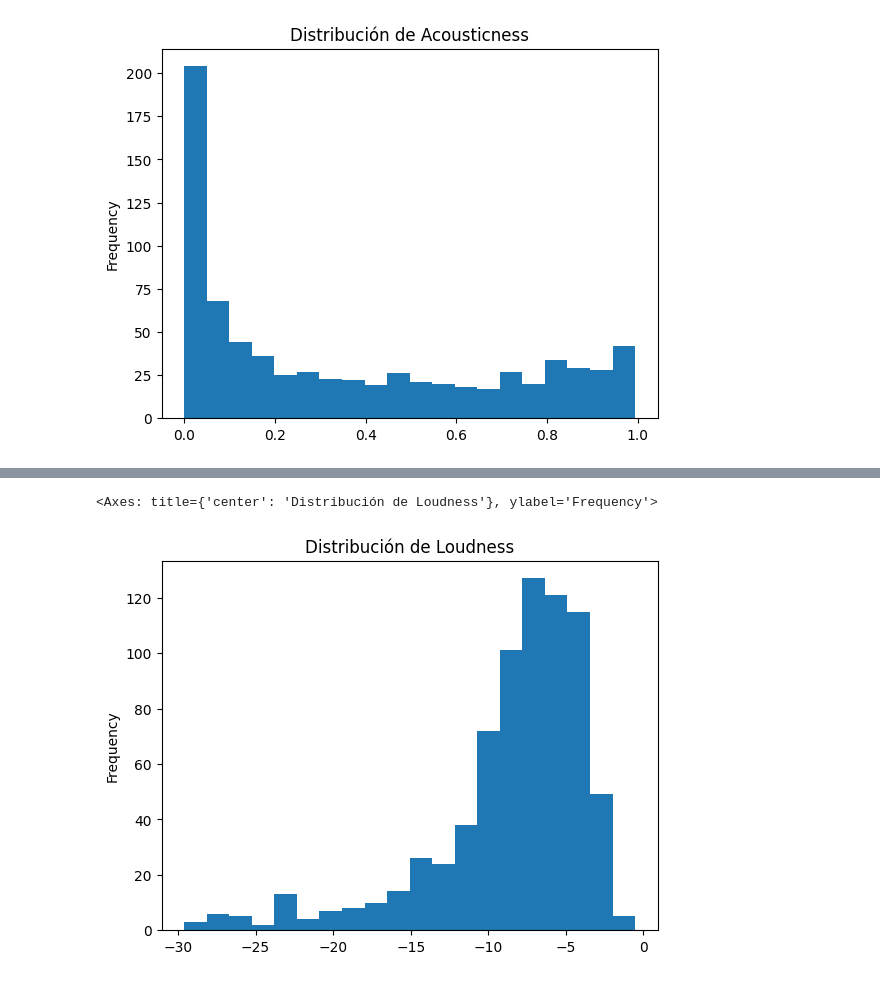
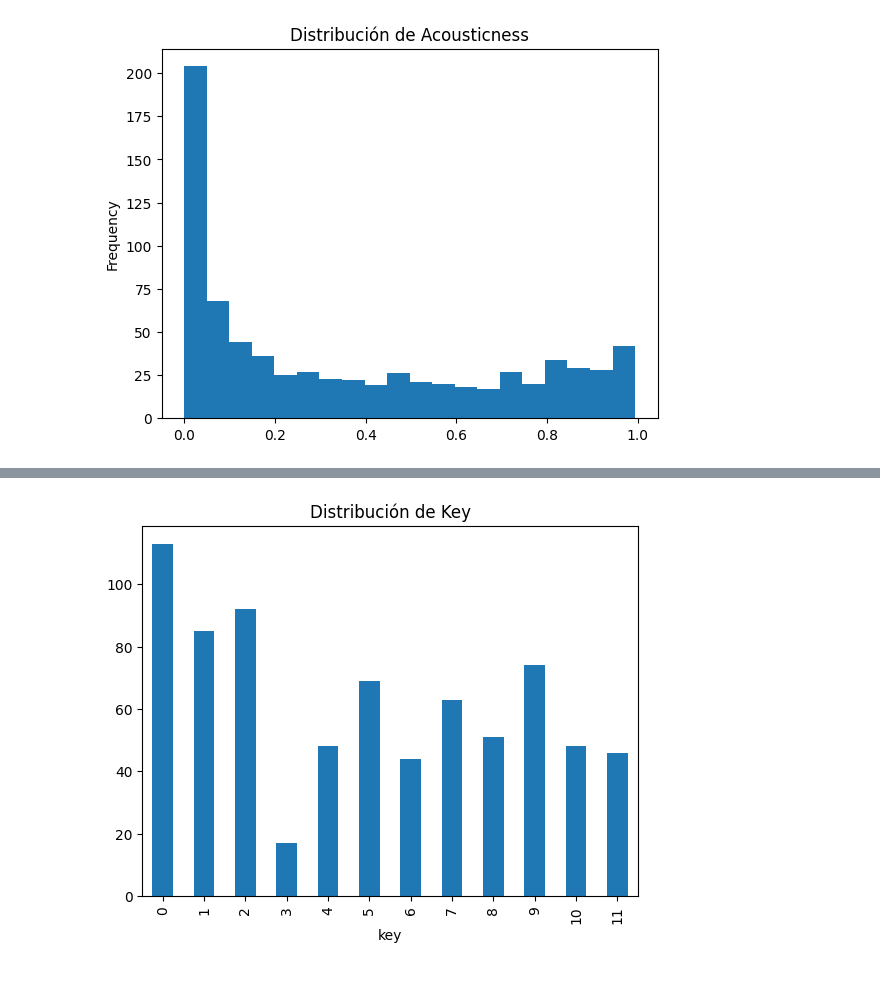
Before and after one commit to Lucass12345/AdD_TP_Final, a Jupyter notebook: TP_Final.ipynb, the cells around one changed output, grey strips where cells are left out. Drawn from its saved outputs; the diff is of its cells as text; code cells hidden in the pictures.

```diff
--- a/TP_Final.ipynb
+++ b/TP_Final.ipynb
@@ -208,6 +203,6 @@ df['duration'].plot(kind='box', title='Boxplot de Duración')
 [figure]
 # %%
-df['loudness'].plot(kind='hist', bins=20, title='Distribución de Loudness')
+df['key'].value_counts().sort_index().plot(kind='bar', title='Distribución de Key')
+plt.show()
 # %% [output]
-<Axes: title={'center': 'Distribución de Loudness'}, ylabel='Frequency'>
-[figure, old version]
+[figure, new version]
```
Also changed, not shown: parts of 5 cells of this notebook.
